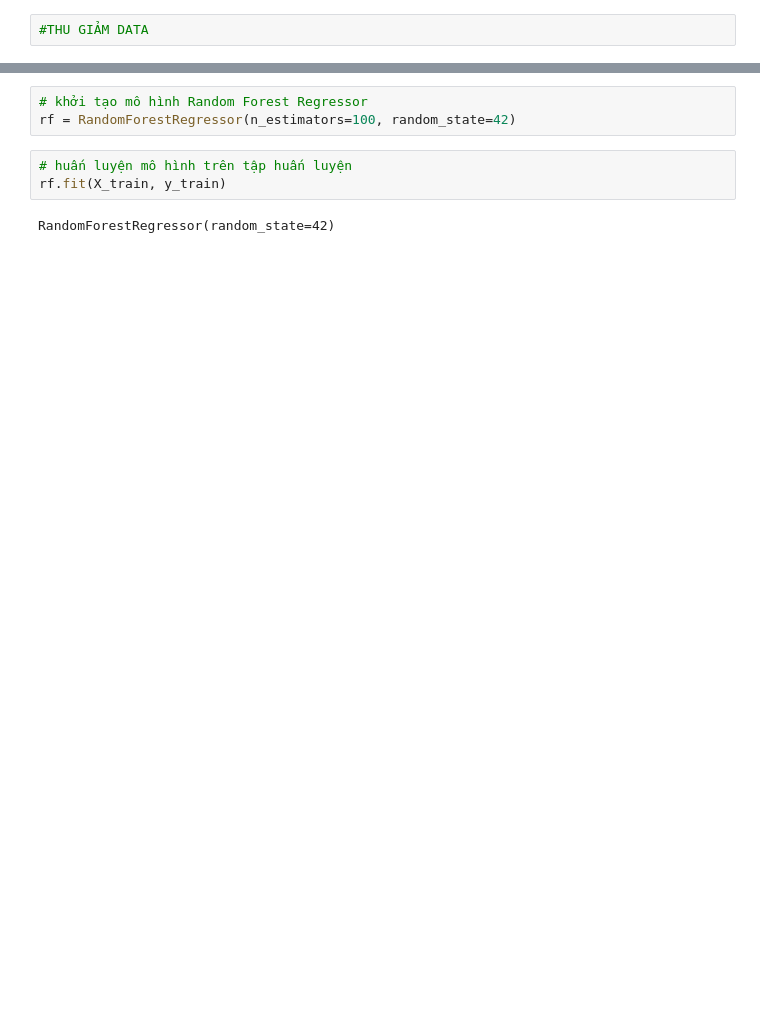
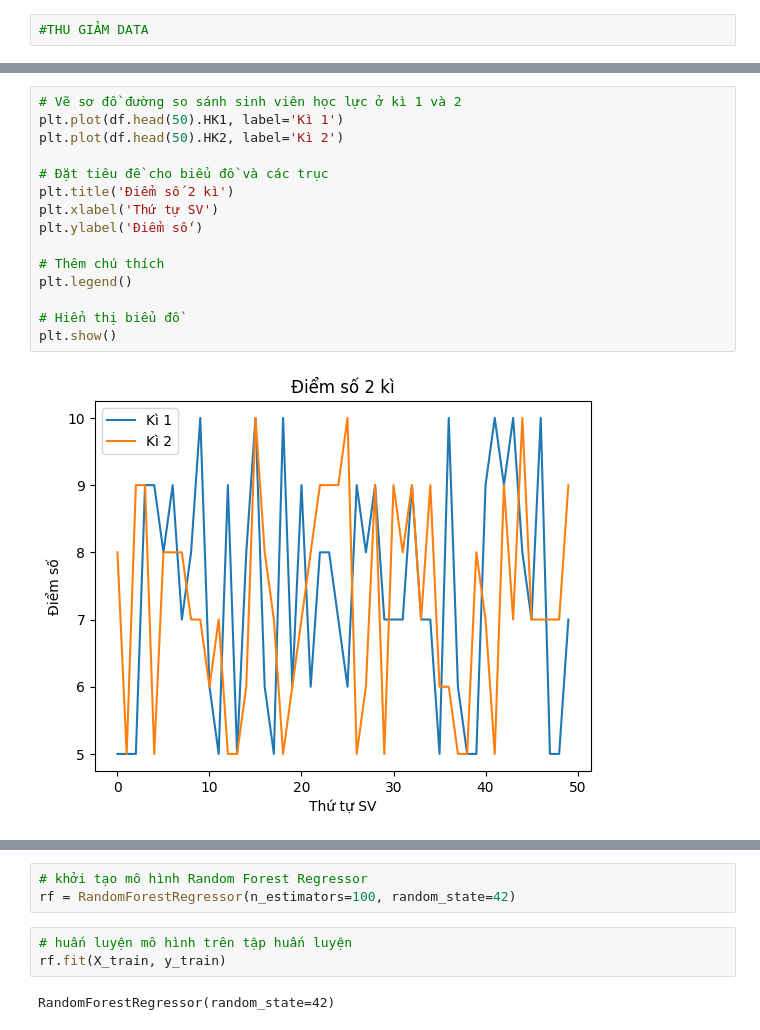
Before and after one commit to danhkaio6653ghreg/nguyendanhdemo, a Jupyter notebook: BTL_DATAMIN.ipynb, the cells around one changed output, grey strips where cells are left out. Drawn from its saved outputs; the diff is of its cells as text; blank space fills up the shorter version.

```diff
--- a/BTL_DATAMIN.ipynb
+++ b/BTL_DATAMIN.ipynb
@@ -249,0 +315,17 @@ Name: kỳ năm, Length: 3157, dtype: float64
+# %%
+# Vẽ sơ đồ đường so sánh sinh viên học lực ở kì 1 và 2
+plt.plot(df.head(50).HK1, label='Kì 1')
+plt.plot(df.head(50).HK2, label='Kì 2')
+
+# Đặt tiêu đề cho biểu đồ và các trục
+plt.title('Điểm số 2 kì')
+plt.xlabel('Thứ tự SV')
+plt.ylabel('Điểm số')
+
+# Thêm chú thích
+plt.legend()
+
+# Hiển thị biểu đồ
+plt.show()
+# %% [output]
+[figure, added]
```
Also changed, not shown: parts of 71 cells of this notebook.
